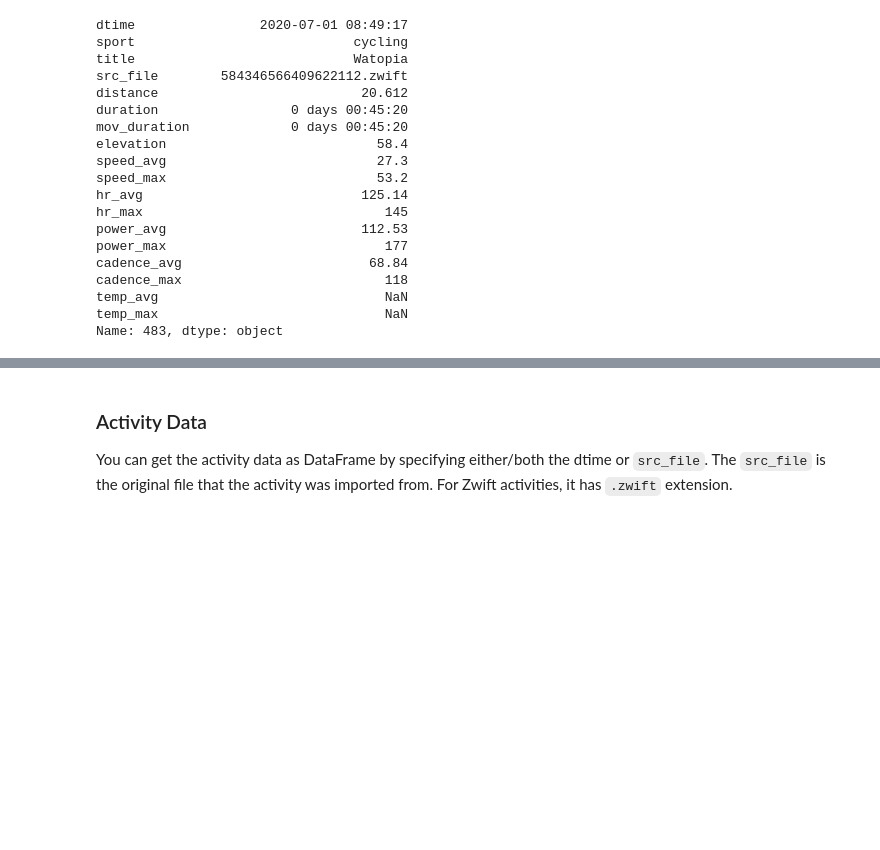
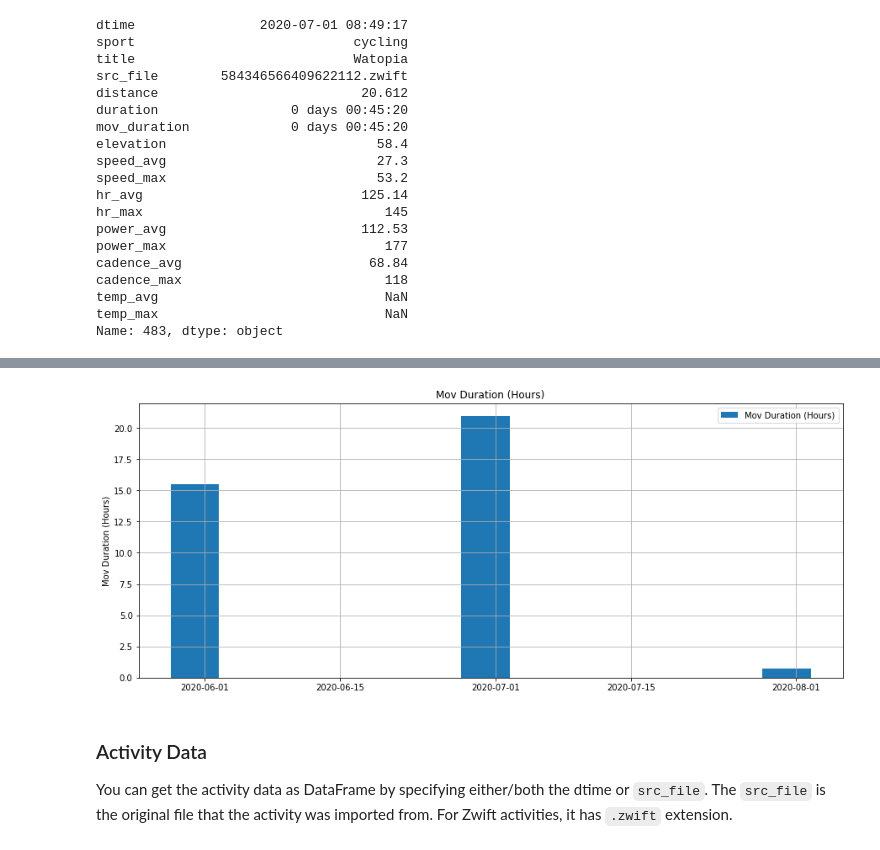
Before and after one commit to bennylp/zwift-training, a Jupyter notebook: ZwiftTraining.ipynb, the cells around one changed output, grey strips where cells are left out. Saved outputs shown, nothing was run; the diff lists cells and outputs as text; code cells hidden in the pictures; blank space fills up the shorter version.

```diff
--- a/ZwiftTraining.ipynb
+++ b/ZwiftTraining.ipynb
@@ -404,3 +425,8 @@ Name: 483, dtype: object
+# %%
+zt.plot_activities('mov_duration', interval='M', sport='cycling',
+                   from_dtime='2020-01-01', to_dtime='2020-12-31')
+# %% [output]
+[figure, added]
 # %% [markdown]
 ### Activity Data
 
```
Also changed, not shown: parts of 6 cells of this notebook, 1 other file.
